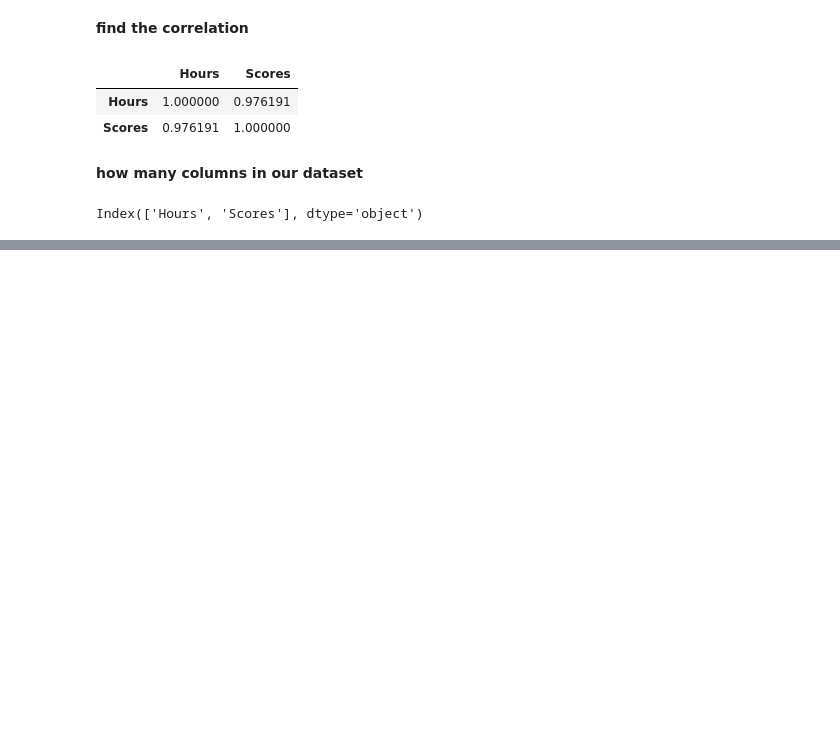
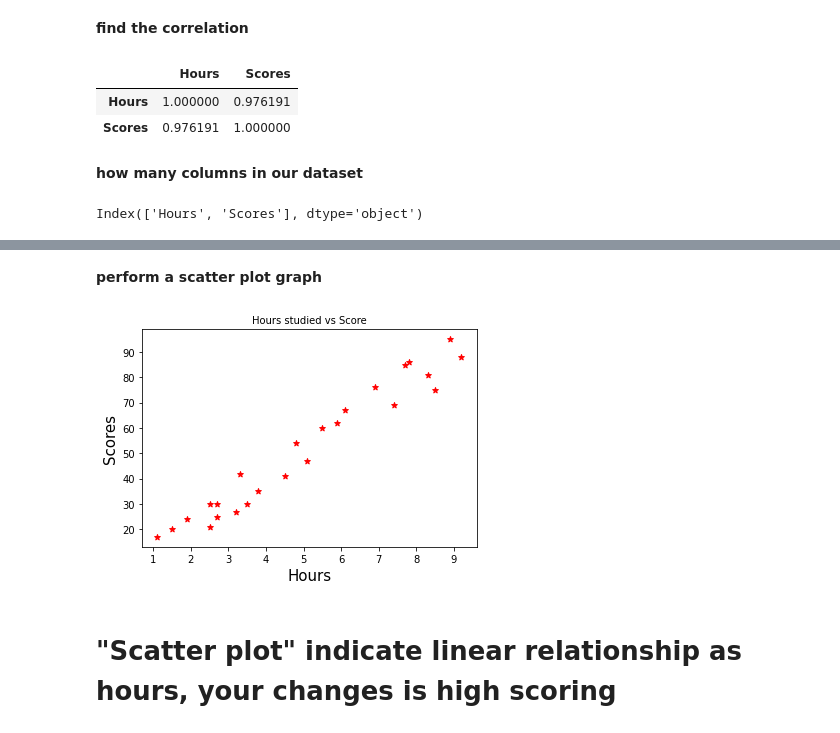
Before and after one commit to Gaikwadpawan3006/Analysis-on-Student-Performance, a Jupyter notebook: Prediction_using_Supervised_ML_.ipynb, the cells around one changed output, grey strips where cells are left out. Saved outputs shown, nothing was run; the diff lists cells and outputs as text; code cells hidden in the pictures; blank space fills up the shorter version.

```diff
--- a/Prediction_using_Supervised_ML_.ipynb
+++ b/Prediction_using_Supervised_ML_.ipynb
@@ -152,0 +204,12 @@ Index(['Hours', 'Scores'], dtype='object')
+# %% [markdown]
+**perform a scatter plot graph**
+# %%
+plt.xlabel('Hours',fontsize=15)
+plt.ylabel('Scores',fontsize=15)
+plt.title('Hours studied vs Score',fontsize=10)
+plt.scatter(data.Hours,data.Scores,color="red",marker="*")
+plt.show()
+# %% [output]
+[figure, added]
+# %% [markdown]
+# **"Scatter plot" indicate linear relationship as hours, your changes is high scoring**
```
Also changed, not shown: parts of 24 cells of this notebook.
